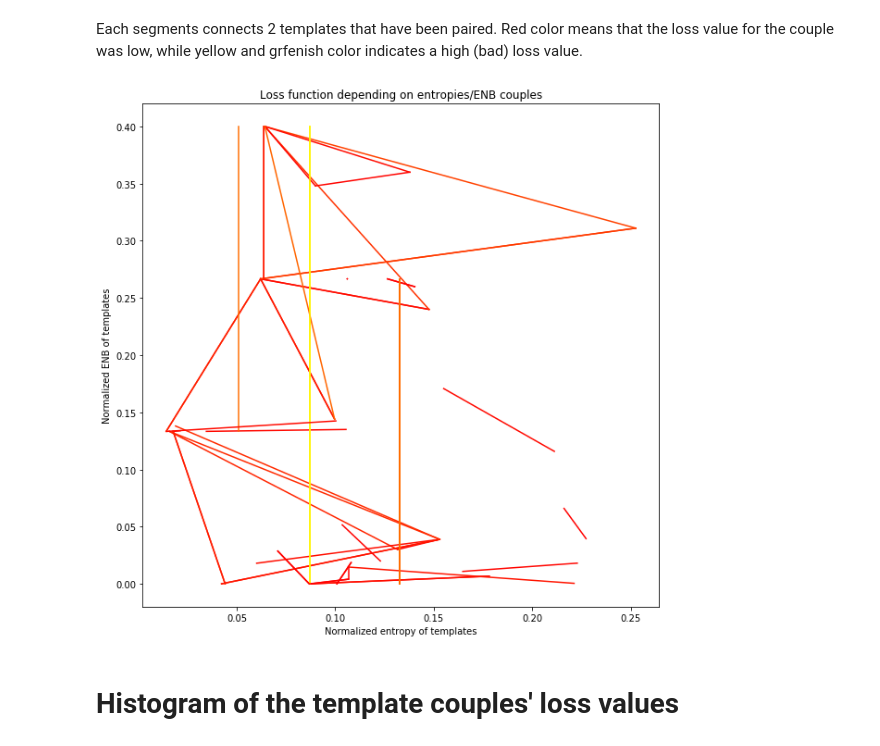
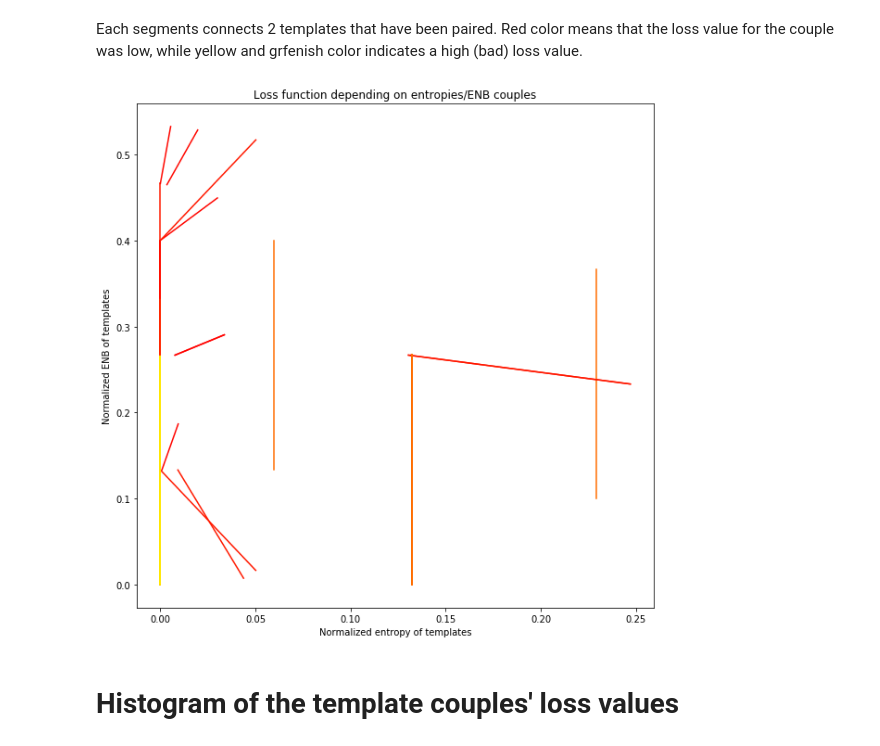
Before and after one commit to lucieperrotta/DCML, a Jupyter notebook: Pipeline.ipynb, the cells around one changed output. Saved outputs shown, nothing was run; the diff lists cells and outputs as text; code cells hidden in the pictures.

```diff
--- a/Pipeline.ipynb
+++ b/Pipeline.ipynb
@@ -513,11 +499,20 @@ start_points['xee1'] = (0.025, 0.025, 0.05) # p_rest corner
 start_points['x11e'] = (0.48, 0.48, 0.04) # p_split p_beat edge
 start_points['x1e1'] = (0.48, 0.04, 0.48) # p_split p_rest edge
 start_points['xe11'] = (0.04, 0.48, 0.48) # p_beat p_rest edge
+
+# TODO : add to helper file
+
+# Compute the leaf level probs automatically from the upper levels
+def p_final_from_p(p_split, p_beat, p_rest):
+    if(p_split==1):
+        return (.5, .5)
+    else:
+        return ( p_beat / (p_beat+p_rest) , p_rest / (p_beat+p_rest) )
 # %%
 from scipy.optimize import minimize
 
 # Constraint 1: probs must be between 0 and 1
-bnds = ((.1, .99), (.1, .99), (.1, .99)) # (.99 for p_split to avoid div by zero)
+bnds = ((0, 1), (0, 1), (0, 1))
 
 # Constraint 2: sum of p_split p_beat p_rest must be 1
 def con(a):
@@ -543,15 +538,19 @@ for template1 in all_templates:
                 p_split= p[0]
                 p_beat = p[1]
                 p_rest = p[2]
+                p_beat_final, p_rest_final = p_final_from_p(p_split, p_beat, p_rest)
 
                 # Input normalization
                 p_total = p[0]+p[1]+p[2]
                 p_split_normal= p[0] / p_total
                 p_beat_normal = p[1] / p_total
                 p_rest_normal = p[2] / p_total
+                p_final_total = p_beat_final+p_rest_final
+                p_beat_final_normal = p_beat_final / p_final_total
+                p_rest_final_normal = p_rest_final / p_final_total
 
-                return ( (template2entropy_f[template1](p_split_normal, p_beat_normal, p_rest_normal) / max_entropy - template2entropy_f[template2](p_split_normal, p_beat_normal, p_rest_normal) / max_entropy)**2
-                        + (template2ENB_f[template1](p_split_normal, p_beat_normal, p_rest_normal) / max_ENB - template2ENB_f[template2](p_split_normal, p_beat_normal, p_rest_normal) / max_ENB)**2
+                return ( (template2entropy_f[template1](p_split_normal, p_beat_normal, p_rest_normal, p_beat_final_normal, p_rest_final_normal) / max_entropy - template2entropy_f[template2](p_split_normal, p_beat_normal, p_rest_normal, p_beat_final_normal, p_rest_final_normal) / max_entropy)**2
+                        + (template2ENB_f[template1](p_split_normal, p_beat_normal, p_rest_normal, p_beat_final_normal, p_rest_final_normal) / max_ENB - template2ENB_f[template2](p_split_normal, p_beat_normal, p_rest_normal, p_beat_final_normal, p_rest_final_normal) / max_ENB)**2
                         + 5*(p_split + p_beat + p_rest - 1)**2 )
 
             # Stored result of optimization in both ways in dictionary
@@ -606,7 +605,7 @@ We first want to be able to generate a random rhythm given a template, given the
 # %%
 # Toy templates to test code
 template1 = ((),())
-template2 = ((),p_rest)
+template2 = ((),p_beat)
 # %%
 def choose_rule(size, p1, p2):
     '''
@@ -753,17 +752,18 @@ for template1 in all_templates:
     for template2 in all_templates:
         if(template2 not in used_templates):
 
-            minimum = template_pairs[template1, template2][0].get('x')
+            minimum = template_pairs[template1, template2][0].get('x') # get first 3 probabilities
+            minimum = np.append(minimum, p_final_from_p(minimum[0], minimum[1], minimum[2])) # add leaf level probs
             loss = template_pairs[template1, template2][0].get('fun')
             color = np.append(color, loss)
 
-            entropy_x = template2entropy_f[template1](minimum[0], minimum[1], minimum[2])
-            entropy_y = template2entropy_f[template2](minimum[0], minimum[1], minimum[2])
+            entropy_x = template2entropy_f[template1](minimum[0], minimum[1], minimum[2], minimum[3], minimum[4])
+            entropy_y = template2entropy_f[template2](minimum[0], minimum[1], minimum[2], minimum[3], minimum[4])
             entropies_x = np.append(entropies_x, entropy_x)
             entropies_y = np.append(entropies_y, entropy_y)
 
-            ENB_x = template2ENB_f[template1](minimum[0], minimum[1], minimum[2])
-            ENB_y = template2ENB_f[template2](minimum[0], minimum[1], minimum[2])
+            ENB_x = template2ENB_f[template1](minimum[0], minimum[1], minimum[2], minimum[3], minimum[4])
+            ENB_y = template2ENB_f[template2](minimum[0], minimum[1], minimum[2], minimum[3], minimum[4])
             ENBs_x = np.append(ENBs_x, ENB_x)
             ENBs_y = np.append(ENBs_y, ENB_y)
 
@@ -810,38 +810,39 @@ entropies_y = np.empty(0) # data (entropies) to plot on y axis
 ENBs_x = np.empty(0) # data (ENBs) to plot on x axis
 ENBs_y = np.empty(0) # data (ENBs) to plot on y axis
 color = np.empty(0) # data (loss value) to plot as the color of the dot
 
 from matplotlib.pyplot import figure
 figure(num=None, figsize=(10, 10))
 import colorsys
 
 # Fill the data on way
 used_templates = set()
 for template1 in all_templates:
     used_templates.add(template1) # check that we don't do the same computation back and forth
     for template2 in all_templates:
         if(template2 not in used_templates):
 
             minimum = template_pairs[template1, template2][0].get('x')
+            minimum = np.append(minimum, p_final_from_p(minimum[0], minimum[1], minimum[2])) # add leaf level probs
             loss = template_pairs[template1, template2][0].get('fun')
 
-            entropy_x = template2entropy_f[template1](minimum[0], minimum[1], minimum[2]) / max_entropy
-            entropy_y = template2entropy_f[template2](minimum[0], minimum[1], minimum[2]) / max_entropy
+            entropy_x = template2entropy_f[template1](minimum[0], minimum[1], minimum[2], minimum[3], minimum[4]) / max_entropy
+            entropy_y = template2entropy_f[template2](minimum[0], minimum[1], minimum[2], minimum[3], minimum[4]) / max_entropy
 
-            ENB_x = template2ENB_f[template1](minimum[0], minimum[1], minimum[2]) / max_ENB
-            ENB_y = template2ENB_f[template2](minimum[0], minimum[1], minimum[2]) / max_ENB
+            ENB_x = template2ENB_f[template1](minimum[0], minimum[1], minimum[2], minimum[3], minimum[4]) / max_ENB
+            ENB_y = template2ENB_f[template2](minimum[0], minimum[1], minimum[2], minimum[3], minimum[4]) / max_ENB
 
             color = colorsys.hsv_to_rgb(loss,1,1) # to cycle on hues rather than from black to white
             plt.plot([entropy_x, entropy_y], [ENB_x, ENB_y], '-', c=color)
 
 plt.title('Loss function depending on entropies/ENB couples')
 plt.xlabel('Normalized entropy of templates')
 plt.ylabel('Normalized ENB of templates')
 
 plt.savefig(f"graphs/loss ENB all in one", dpi=400, bbox_inches='tight')
 plt.show()
 # %% [output]
-[figure, old version]
+[figure, new version]
 # %% [markdown]
 # Histogram of the template couples' loss values
 # %%
```
Also changed, not shown: parts of 27 cells of this notebook, 6 other files.
